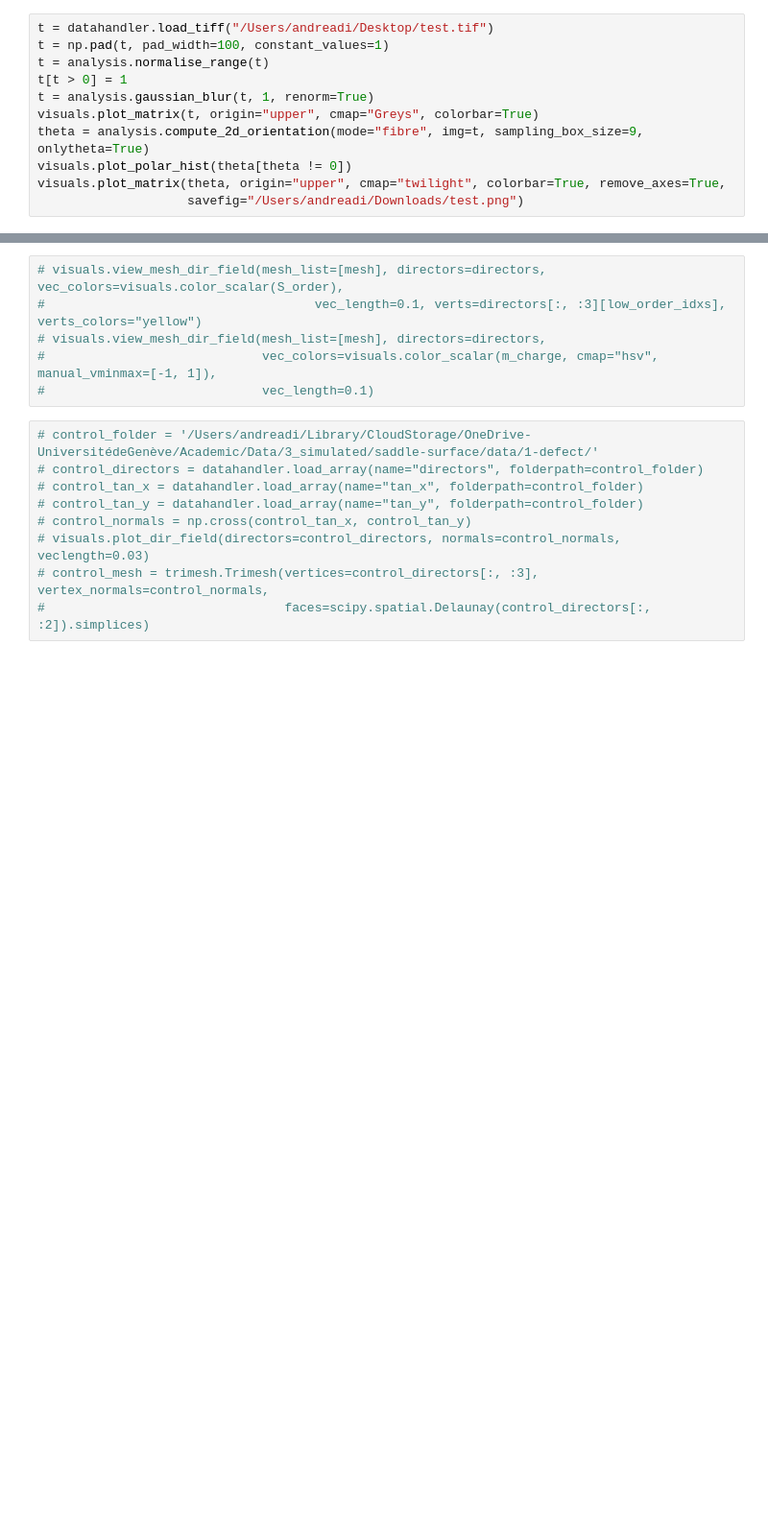
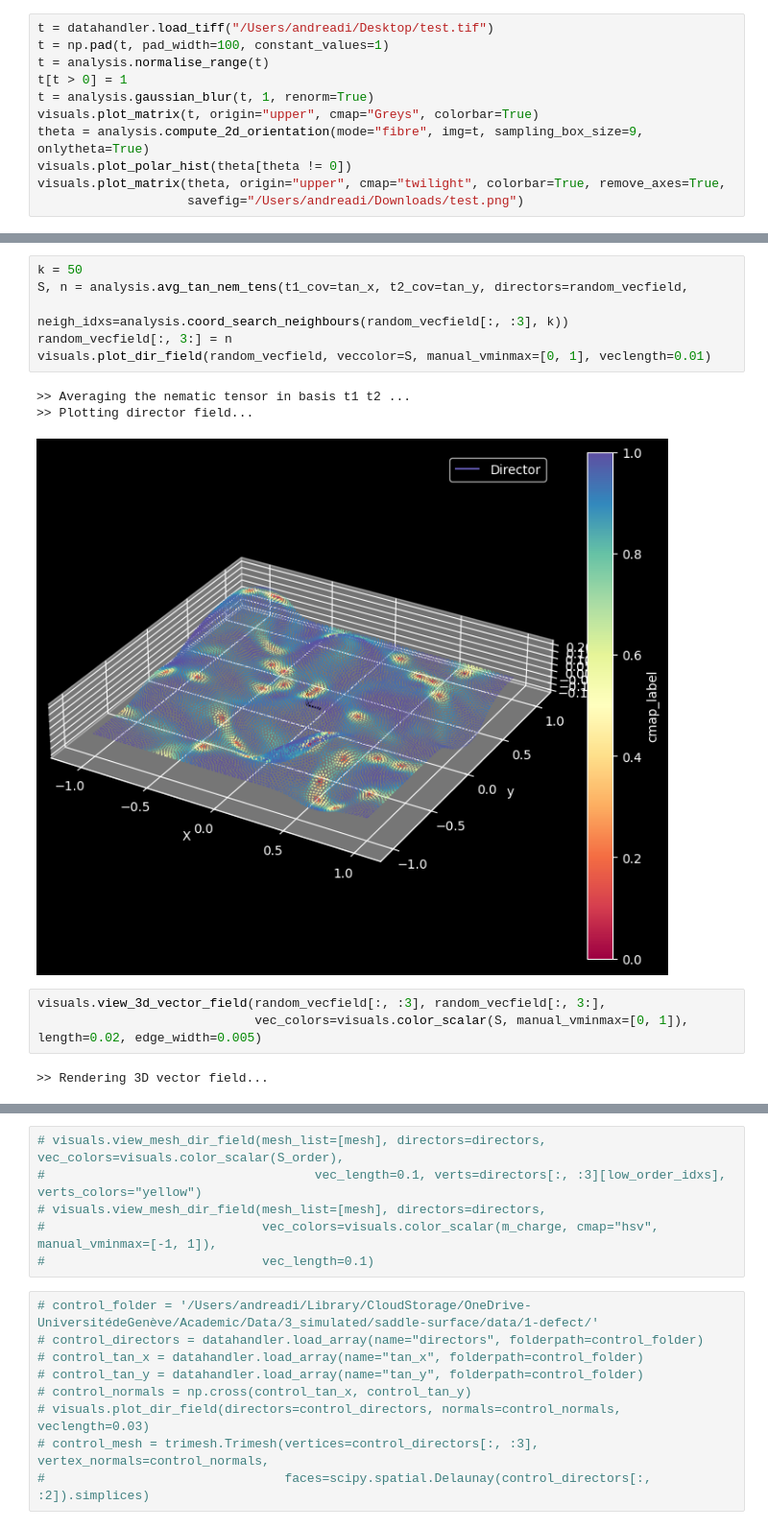
Before and after one commit to unige-biochem/nemo, a Jupyter notebook: debugging/sandbox.ipynb, the cells around one changed output, grey strips where cells are left out. Shown at 96% size. Drawn from its saved outputs; the diff is of its cells as text; blank space fills up the shorter version.

```diff
--- a/debugging/sandbox.ipynb
+++ b/debugging/sandbox.ipynb
@@ -295,0 +246,15 @@ visuals.plot_matrix(theta, origin="upper", cmap="twilight", colorbar=True, remov
+# %%
+k = 50
+S, n = analysis.avg_tan_nem_tens(t1_cov=tan_x, t2_cov=tan_y, directors=random_vecfield,
+                                 neigh_idxs=analysis.coord_search_neighbours(random_vecfield[:, :3], k))
+random_vecfield[:, 3:] = n
+visuals.plot_dir_field(random_vecfield, veccolor=S, manual_vminmax=[0, 1], veclength=0.01)
+# %% [output]
+>> Averaging the nematic tensor in basis t1 t2 ...
+>> Plotting director field...
+[figure, added]
+# %%
+visuals.view_3d_vector_field(random_vecfield[:, :3], random_vecfield[:, 3:],
+                             vec_colors=visuals.color_scalar(S, manual_vminmax=[0, 1]), length=0.02, edge_width=0.005)
+# %% [output]
+>> Rendering 3D vector field...
```
Also changed, not shown: parts of 38 cells of this notebook, 8 other files.
